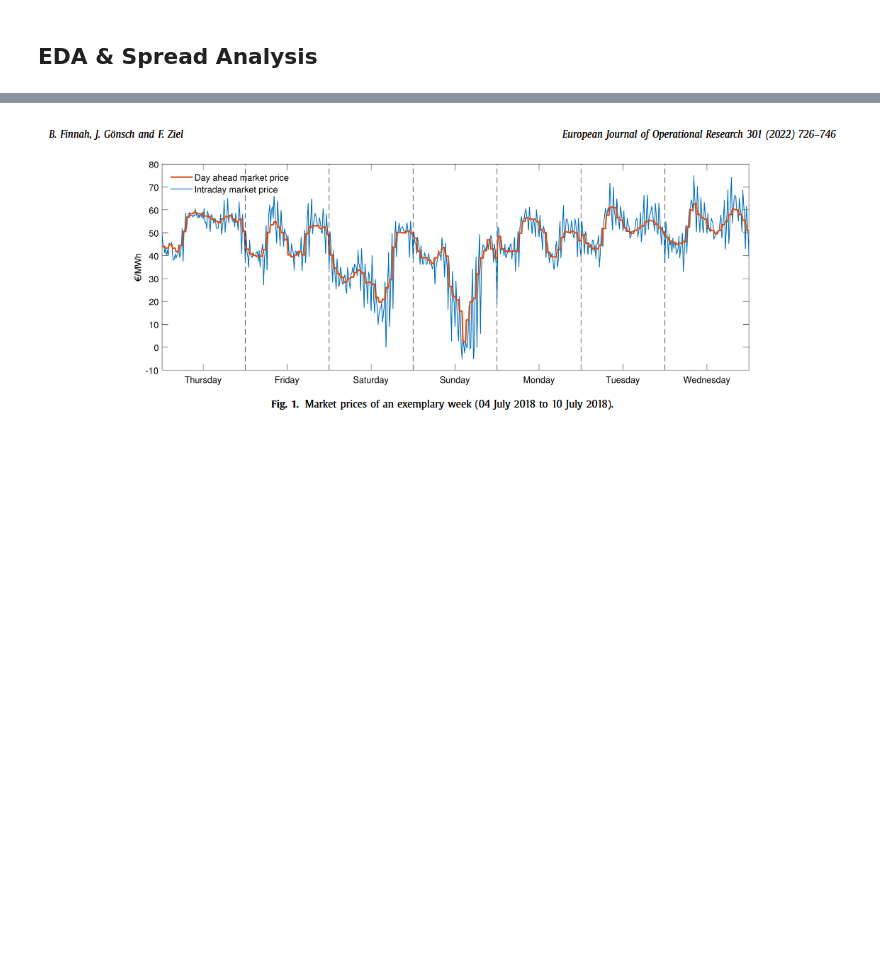
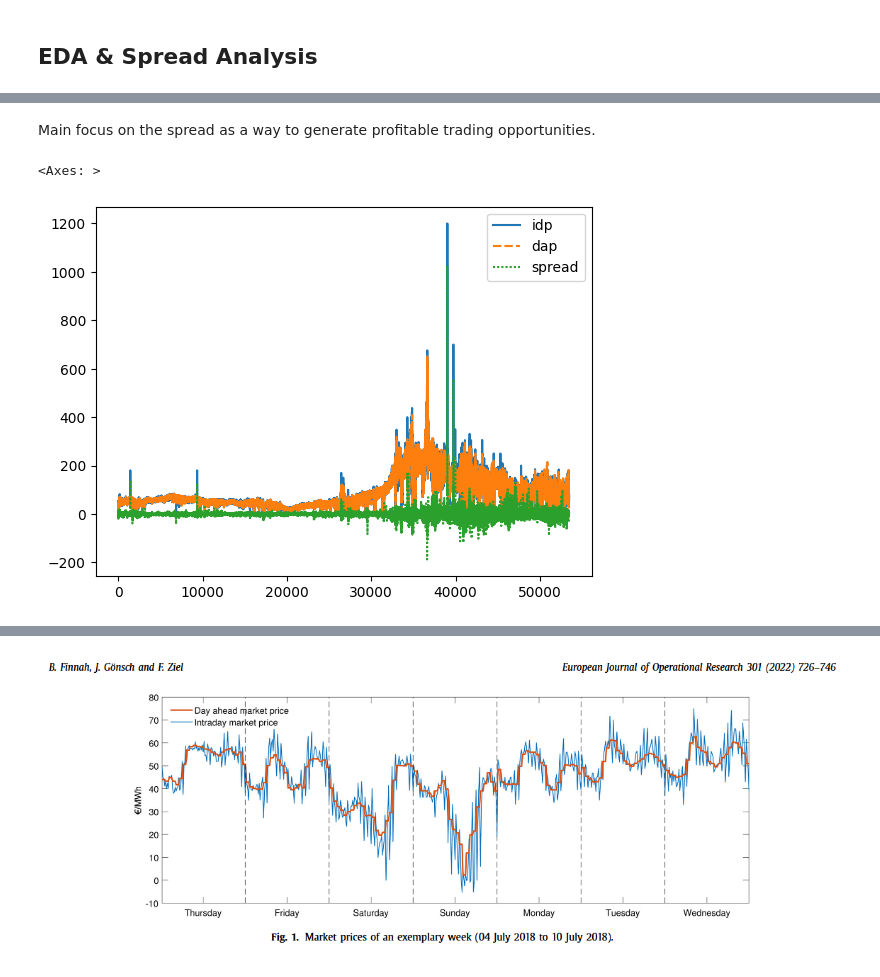
Before and after one commit to mzaoualim/electricity-price-forecasting, a Jupyter notebook: electricity_price_forcasting.ipynb, the cells around one changed output, grey strips where cells are left out. Drawn from its saved outputs; the diff is of its cells as text; code cells hidden in the pictures; blank space fills up the shorter version.

```diff
--- a/electricity_price_forcasting.ipynb
+++ b/electricity_price_forcasting.ipynb
@@ -135,0 +257,5 @@ idp_data.to_csv('idp_data.csv')
+# %%
+# merging two dataframes into one
+data = dap_data.merge(idp_data, on='timestamp')
+data['timestamp'] = data['timestamp'].astype(int)
+data
@@ -135,0 +276,3 @@ idp_data.to_csv('idp_data.csv')
+# %%
+data['spread'] = data['idp'] - data['dap']
+data
@@ -135,0 +302,3 @@ idp_data.to_csv('idp_data.csv')
+# %%
+data.dropna(inplace=True)
+data.isna().sum()
@@ -135,0 +316,3 @@ idp_data.to_csv('idp_data.csv')
+# %%
+data.drop_duplicates(inplace=True)
+data.duplicated().sum()
@@ -137,0 +335,7 @@ idp_data.to_csv('idp_data.csv')
+# %% [markdown]
+Main focus on the spread as a way to generate profitable trading opportunities.
+# %%
+sns.lineplot(data[['idp', 'dap', 'spread']])
+# %% [output]
+<Axes: >
+[figure, added]
```
Also changed, not shown: parts of 29 cells of this notebook.
